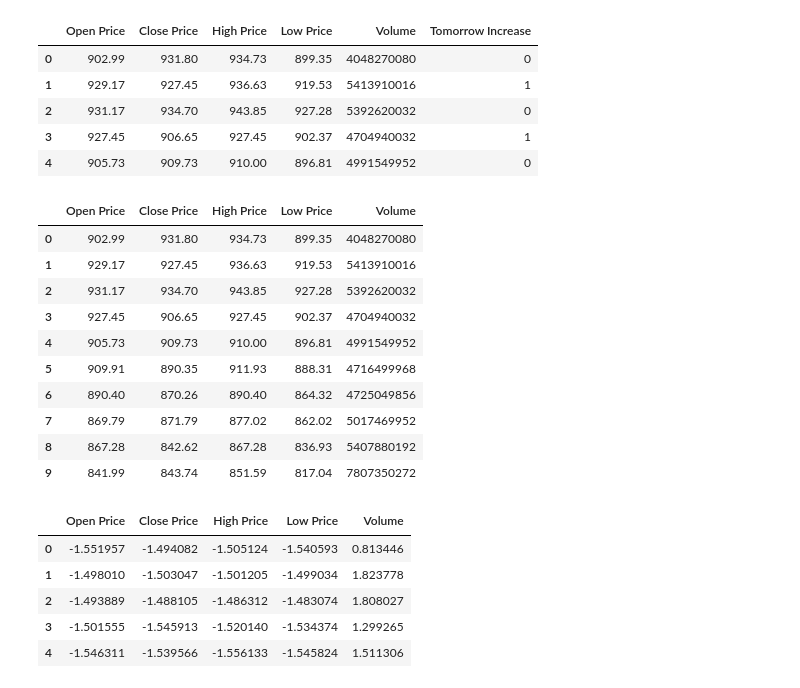
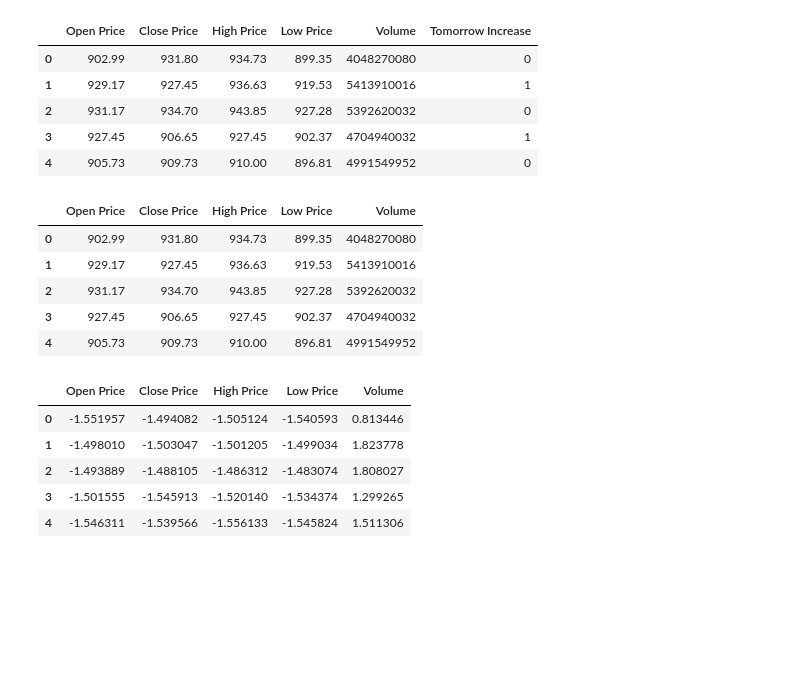
Before and after one commit to kevin110604/FDA_regression_svm_nn, a Jupyter notebook: FDA_hw3.ipynb, the cells around one changed output. Saved outputs shown, nothing was run; the diff lists cells and outputs as text; code cells hidden in the pictures; blank space fills up the shorter version.

```diff
--- a/FDA_hw3.ipynb
+++ b/FDA_hw3.ipynb
@@ -65,22 +65,17 @@ train.head()
 # %%
 col = 'Tomorrow Increase'
 x_train = train.loc[:, train.columns != col]
 y_train = train[col]
 x_test = test.loc[:, test.columns != col]
 y_test = test[col]
-x_train.head(10)
+x_train.head()
 # %% [output]
 |  | Open Price | Close Price | High Price | Low Price | Volume |
 | 0 | 902.99 | 931.80 | 934.73 | 899.35 | 4048270080 |
 | 1 | 929.17 | 927.45 | 936.63 | 919.53 | 5413910016 |
 | 2 | 931.17 | 934.70 | 943.85 | 927.28 | 5392620032 |
 | 3 | 927.45 | 906.65 | 927.45 | 902.37 | 4704940032 |
 | 4 | 905.73 | 909.73 | 910.00 | 896.81 | 4991549952 |
-| 5 | 909.91 | 890.35 | 911.93 | 888.31 | 4716499968 |
-| 6 | 890.40 | 870.26 | 890.40 | 864.32 | 4725049856 |
-| 7 | 869.79 | 871.79 | 877.02 | 862.02 | 5017469952 |
-| 8 | 867.28 | 842.62 | 867.28 | 836.93 | 5407880192 |
-| 9 | 841.99 | 843.74 | 851.59 | 817.04 | 7807350272 |
 # %%
 x_train_std = x_train
 x_train_std = (x_train_std - x_train_std.mean()) / x_train_std.std()
```
Also changed, not shown: parts of 23 cells of this notebook.
